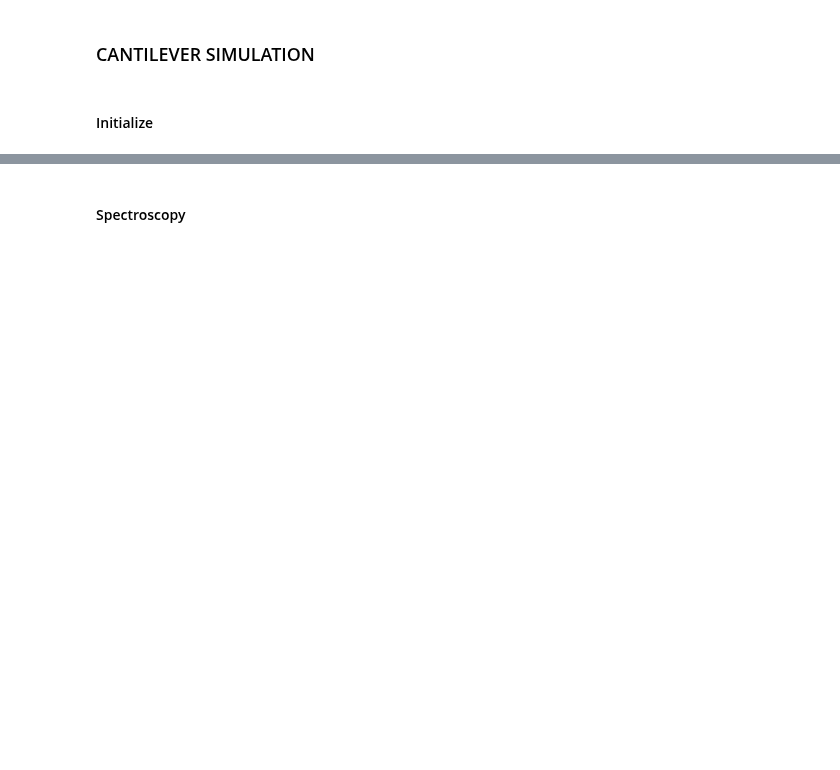
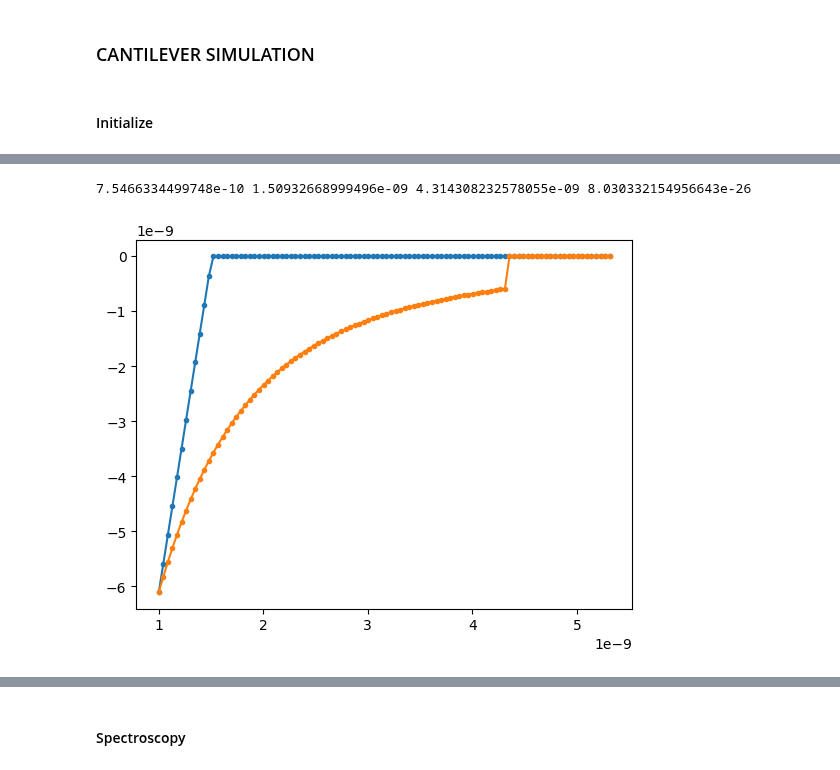
Before and after one commit to PranavSudersan/AFM-Dashboard, a Jupyter notebook: AFM Dashboard.ipynb, the cells around one changed output, grey strips where cells are left out. Saved outputs shown, nothing was run; the diff lists cells and outputs as text; code cells hidden in the pictures; blank space fills up the shorter version.

```diff
--- a/AFM Dashboard.ipynb
+++ b/AFM Dashboard.ipynb
@@ -5787,0 +5802,53 @@ Initial phase: 3.737710622305136
+# %%
+theta_s = 0 #contact angle with sample (deg)
+theta_t = 0 #contact angle with tip (deg)
+humid = 0.5 #humidity
+T_temp = 298 #Temperature (K)
+R_gas = 8.314 #Ideal gas constant (J/K⋅mol)
+surf_ten = 72e-3 #surface tension (N/m)
+dens = 1000 #density (kg/m3)
+mol_wt = 18e-3 #molecular wt (kg/mol)
+
+mol_vol = mol_wt/dens
+kelv_len = (surf_ten*mol_vol)/(R_gas*T_temp)
+rm_eq = -kelv_len/np.log(humid) #equilibrium meniscus radius (for constant pressure)
+c_theta = 0.5*(np.cos(theta_s*np.pi/180)+np.cos(theta_t*np.pi/180))
+# print(rm_eq)
+
+d_near = 1e-9
+d_jumpin = 2*c_theta*rm_eq
+if d_near < d_jumpin: #liquid neck exists when closer than jumpin distance
+    vol_near = np.pi*R*((4*(rm_eq*c_theta)**2)-(d_near**2))
+    d_rupt = (1+(0.5*np.arccos(c_theta)))*(vol_near**(1/3))
+else: #no liquid neck assumed
+    vol_near = 0
+    d_rupt = 3e-9
+
+if d_rupt < d_jumpin: #no liquid neck assumed here
+    d_jumpin = 0
+
+d = np.linspace(d_near, d_rupt+1e-9, 100)
+
+
+# print(vol_near)
+# rm_cv = (1/(2*c_theta))*np.sqrt((vol_near/(np.pi*R))+(d**2)) #meniscus radius at d (for constant volume)
+
+print(rm_eq, d_jumpin, d_rupt, vol_near)
+# cos_beta = 1-(((2*rm_cv*c_theta)-d)/R)
+# sin_beta = np.sqrt(1-(cos_beta**2))
+# cos_theta_beta = (cos_beta*np.cos(theta_t*np.pi/180))-(sin_beta*np.sin(theta_t*np.pi/180))
+# r_neck = (R*sin_beta) - (rm_cv*(1-cos_theta_beta))
+
+F_cap_cp = -2*np.pi*surf_ten*R*((2*c_theta)-(d/rm_eq))
+F_cap_cv = -4*np.pi*surf_ten*c_theta*R*(1-(d/np.sqrt((d**2)+(vol_near/(np.pi*R)))))
+
+F_cap_cp[np.argwhere(d>d_jumpin)] = 0
+F_cap_cv[np.argwhere(d>d_rupt)] = 0
+
+plt.plot(d, F_cap_cp, '.-')
+plt.plot(d, F_cap_cv, '.-')
+plt.show()
+# (vol_near/(2*np.pi*2e-9))**(1/2), r_neck
+# %% [output]
+7.5466334499748e-10 1.50932668999496e-09 4.314308232578055e-09 8.030332154956643e-26
+[figure, added]
```
Also changed, not shown: parts of 10 cells of this notebook.
